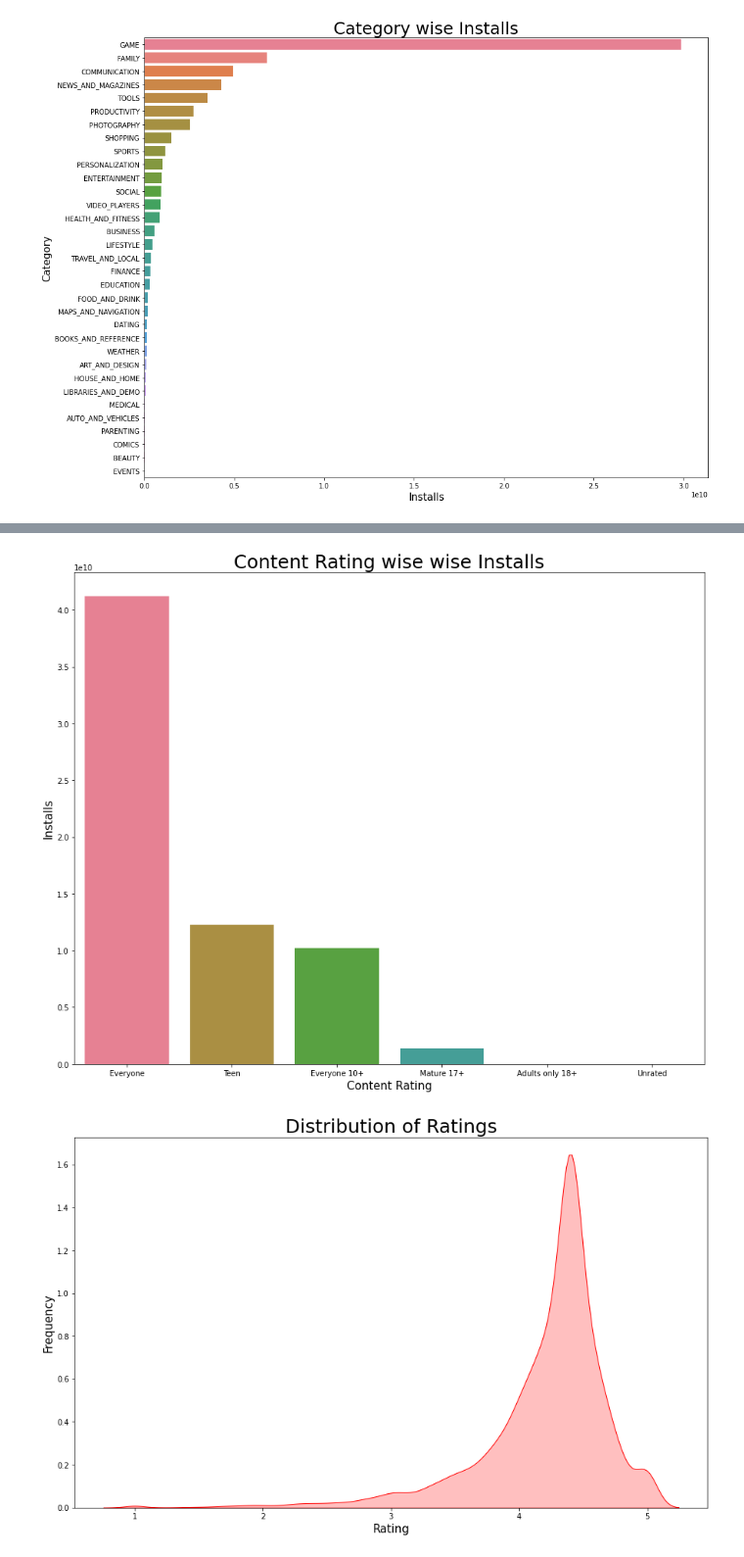
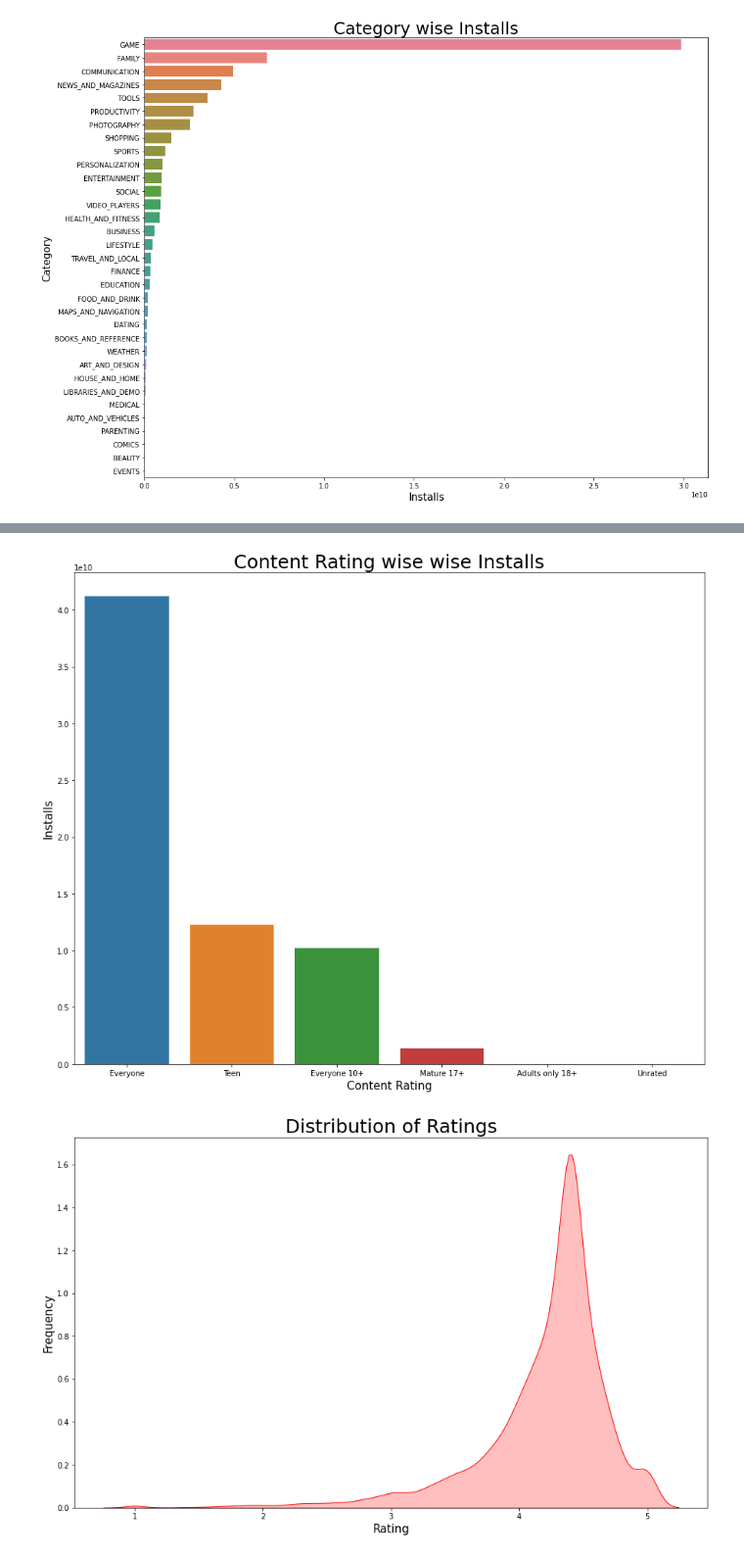
Before and after one commit to MohammedSaudh/Play-Store-App-Review-Analysis, a Jupyter notebook: Play_Store_App_Review_Analysis_Capstone_Project.ipynb, the cells around one changed output, grey strips where cells are left out. Shown at 98% size. Saved outputs shown, nothing was run; the diff lists cells and outputs as text; code cells hidden in the pictures.

```diff
--- a/Play_Store_App_Review_Analysis_Capstone_Project.ipynb
+++ b/Play_Store_App_Review_Analysis_Capstone_Project.ipynb
@@ -21,6 +21,6 @@ drive.mount('/content/drive',force_remount=True)
 Mounted at /content/drive
 # %%
 #Setting our working directory
-working_dir = '/content/drive/MyDrive/Colab Notebooks/Almabetter/Play Store App Review Analysis - Mohammed Saudh/Data/'
+working_dir = '/content/drive/MyDrive/Colab Notebooks/Almabetter/Play Store App Review Analysis  Capstone Project 1- Mohammed Saudh/Data/'
 # %%
 #Reading CSV Files
@@ -495,10 +507,10 @@ content_rating_wise_installs = play_store_data.groupby('Content Rating')['Instal
 # %%
-#Plotting the contenbt rating wise installs for better understanding of data.
+#Plotting the content rating wise installs for better understanding of data.
 plt.figure(figsize = (15,12))
-plt.ylabel('Installs', fontsize=15)
 plt.xlabel('Content Rating', fontsize=15)
+plt.ylabel('INstalls', fontsize=15)
 plt.title('Content Rating wise wise Installs', size=25)
-sns.barplot(x='Content Rating', y ='Installs' , data=content_rating_wise_installs, palette='husl');
+sns.barplot(x='Content Rating', y='Installs', data=content_rating_wise_installs);
 # %% [output]
-[figure, old version]
+[figure, new version]
 # %%
```
Also changed, not shown: parts of 18 cells of this notebook.
